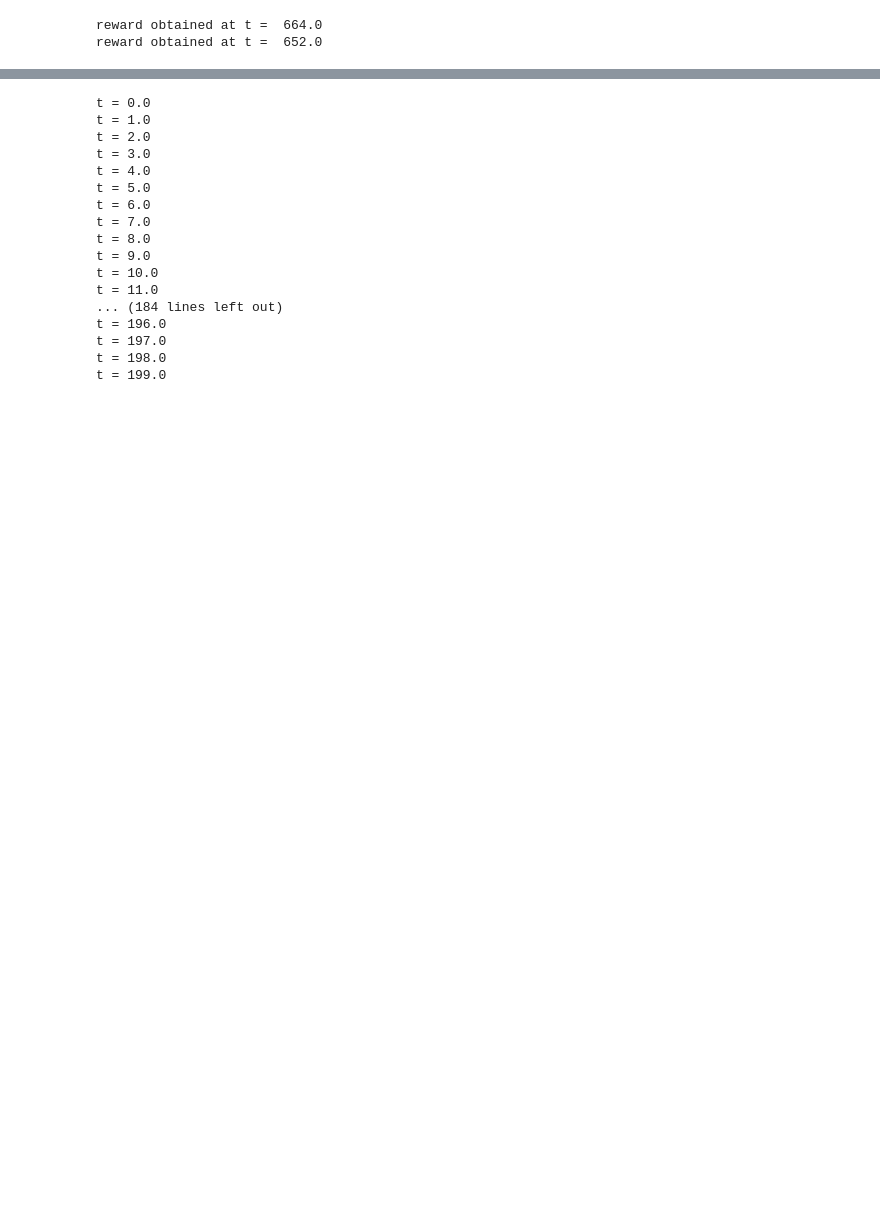
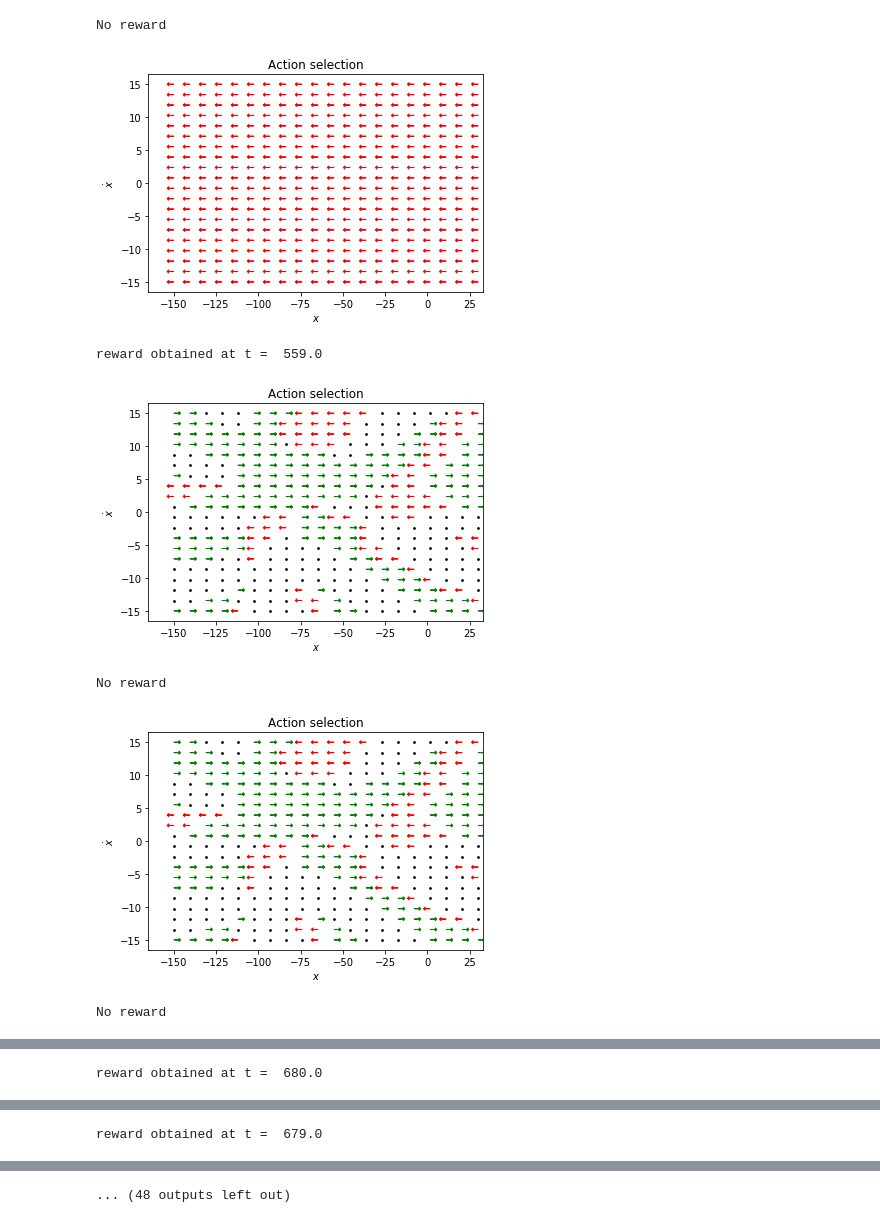
Before and after one commit to sergeivolodin/MountainCarRL, a Jupyter notebook: Sergei/main.ipynb, the cells around one changed output, grey strips where cells are left out. Drawn from its saved outputs; the diff is of its cells as text; code cells hidden in the pictures; blank space fills up the shorter version.

```diff
--- a/Sergei/main.ipynb
+++ b/Sergei/main.ipynb
@@ -12,8 +12,8 @@ class SARSAEligibilityAgent():
     """
 
     def __init__(self, mountain_car = None, x_linspace = (-150, 30, 20),
-                v_linspace = (-15, 15, 20), w = None, tau = 1, gamma = 0.95,
-                 eta = 0.0001, lambda_ = 0.95):
+                v_linspace = (-15, 15, 20), w = None, tau = 1, gamma = 0.99,
+                 eta = 0.001, lambda_ = 0.99):
         ''' Initialize the object '''
 
         # saving the environment object
@@ -112,11 +112,12 @@ class SARSAEligibilityAgent():
         vector = np.exp(Q / self.tau)
         return vector / np.sum(vector)
 
-    def get_action_index(self, x, v):
+    def get_action_index(self, x, v, greedy = False):
         ''' Sample action for s = (x, v) and weights w with parameter tau '''
 
         Q = self.get_Q(x, v)
         action_probas = self.get_action_probas(Q)
+        if greedy: return np.argmax(action_probas)
         return np.random.choice(range(self.n_actions), p = action_probas)
 
     def update_w(self, x, v, a_index, delta):
@@ -151,7 +152,7 @@ class SARSAEligibilityAgent():
             s = (self.mountain_car.x, self.mountain_car.x_d)
 
             # selection current action based on softmax
-            action_index = self.get_action_index(*s)
+            action_index = self.get_action_index(*s, greedy = True)
 
             # perform the action
             self.mountain_car.apply_force(action_index - 1)
@@ -169,7 +170,7 @@ class SARSAEligibilityAgent():
                 print("\rreward obtained at t = ", self.mountain_car.t)
                 break
 
-    def learn(self, max_steps = 1500):
+    def learn(self, max_steps = 1000):
         """Do a trial without learning, with display.
 
         Parameters
@@ -252,8 +250,20 @@ d = SARSAEligibilityAgent(tau = 0.0001)
 # %%
+# fix random seed value
+np.random.seed(42)
+
+# create an agent
+agent = SARSAEligibilityAgent(tau = 0.001)
+
 # learn for 100 iterations
-for i in range(10):
-    d.learn()
-    d.plot_Q_matrix()
+for i in range(30):
+    agent.learn()
+    agent.plot_Q_matrix()
+    plb.pause(0.1)
 # %% [output]
-reward obtained at t =  664.0
-reward obtained at t =  652.0
+No reward
+[figure, added]
+reward obtained at t =  559.0
+[figure, added]
+No reward
+[figure, added]
+No reward
@@ -259,0 +271 @@ reward obtained at t =  652.0
+reward obtained at t =  680.0
@@ -259,0 +273 @@ reward obtained at t =  652.0
+reward obtained at t =  679.0
@@ -260,20 +275 @@ reward obtained at t =  652.0
+... (48 outputs left out)
-# %%
-d.visualize_trial()
-# %% [output]
-t = 0.0
-t = 1.0
-t = 2.0
-t = 3.0
-t = 4.0
-t = 5.0
-t = 6.0
-t = 7.0
-t = 8.0
-t = 9.0
-t = 10.0
-t = 11.0
-... (184 lines left out)
-t = 196.0
-t = 197.0
-t = 198.0
-t = 199.0
```
Also changed, not shown: parts of 5 cells of this notebook.
